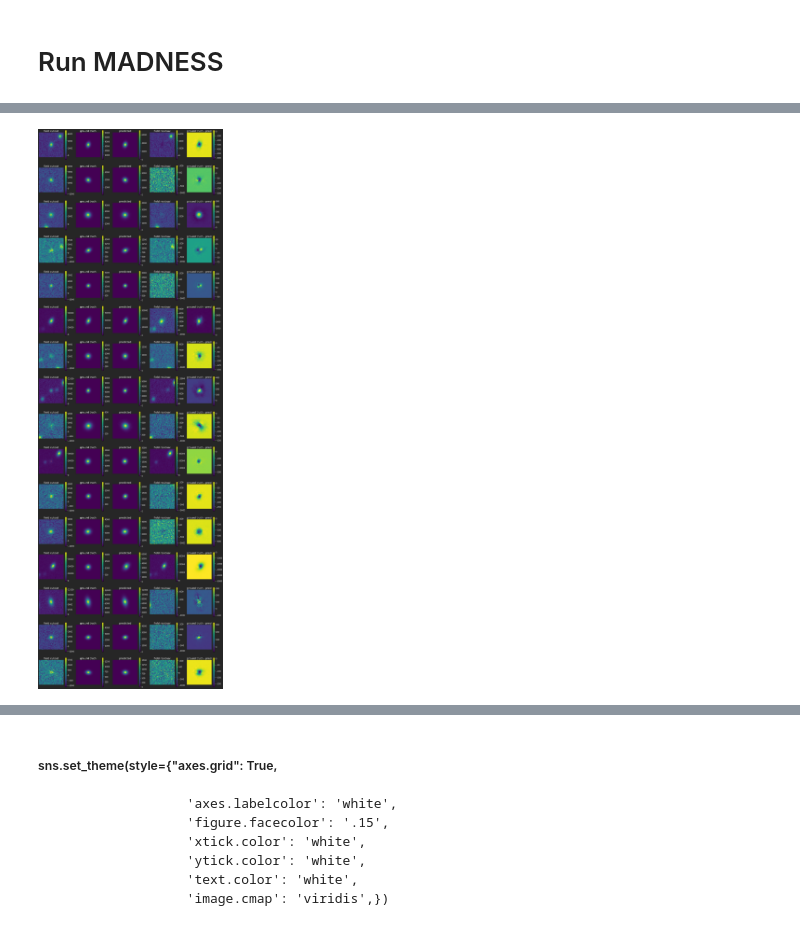
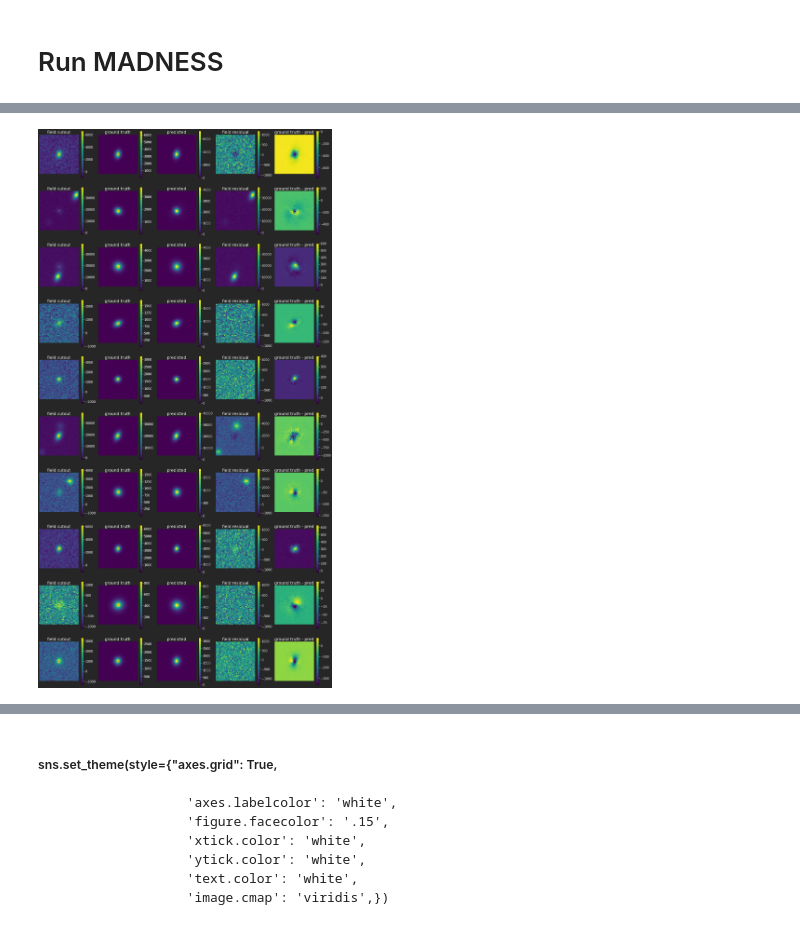
Before and after one commit to b-biswas/MADNESS-legacy, a Jupyter notebook: notebooks/test_simultaneous_deblending.ipynb, the cells around one changed output, grey strips where cells are left out. Saved outputs shown, nothing was run; the diff lists cells and outputs as text; code cells hidden in the pictures.

```diff
--- a/notebooks/test_simultaneous_deblending.ipynb
+++ b/notebooks/test_simultaneous_deblending.ipynb
@@ -123,7 +127,7 @@ deb = Deblend(blend['blend_images'][0],
 # %% [markdown]
 # Test run Debvader
 # %%
-deb.run_debvader()
+# deb.run_debvader()
 # %%
 # fig, ax = plt.subplots(len(blend['blend_list'][0]), 3, figsize=(5*3,5*len(blend['blend_list'][0])))
 
@@ -151,12 +155,12 @@ deb.run_debvader()
 # %%
 # Residual after debvader run
 
-fig = plt.figure(figsize=(10,10))
-ax = fig.gca()
-padding_infos = deb.get_padding_infos()
-residual = deb.compute_residual(np.transpose(blend['blend_images'][0], axes=[1, 2, 0]), use_scatter_and_sub=True).numpy()
-#residual = np.transpose(deb.postage_stamp,
-im1 = ax.imshow(residual[:, :, 3])
-cbar =fig.colorbar(im1, ax=ax)
-cbar.ax.tick_params(labelsize=20)
-plt.savefig("residual")
+# fig = plt.figure(figsize=(10,10))
+# ax = fig.gca()
+# padding_infos = deb.get_padding_infos()
+# residual = deb.compute_residual(np.transpose(blend['blend_images'][field_to_process], axes=[1, 2, 0]), use_scatter_and_sub=True).numpy()
+# #residual = np.transpose(deb.postage_stamp,
+# im1 = ax.imshow(residual[:, :, 3])
+# cbar =fig.colorbar(im1, ax=ax)
+# cbar.ax.tick_params(labelsize=20)
+# plt.savefig("residual")
@@ -202,7 +204,21 @@ lr_scheduler = tf.keras.optimizers.schedules.ExponentialDecay(
 optimizer = tf.keras.optimizers.Adam(learning_rate=lr_scheduler)
 #optimizer=tfa.optimizers.AdaBelief(learning_rate=lr_scheduler)
 
-deb(convergence_criterion, optimizer=optimizer, use_debvader=True, compute_sig_dynamically=False)
+detected_positions = []
+for i in range(len(blend['blend_list'][field_to_process])):
+    detected_positions.append([blend['blend_list'][field_to_process]['y_peak'][i], blend['blend_list'][field_to_process]['x_peak'][i]])
+
+deb(postage_stamp=blend['blend_images'][field_to_process],
+    detected_positions=detected_positions,
+    num_components=len(blend['blend_list'][field_to_process]),
+    use_log_prob=True,
+    linear_norm_coeff=linear_norm_coeff,
+    max_iter=500,
+    convergence_criterion=convergence_criterion,
+    optimizer=optimizer,
+    use_debvader=True,
+    compute_sig_dynamically=False,
+)
 # %% [output]
 Using encoder for initial point
 
@@ -238,12 +254,12 @@ tf.Tensor(
 # %%
-fig, ax = plt.subplots(len(blend['blend_list'][0]), 5, figsize=(5*5,5*len(blend['blend_list'][0])))
+fig, ax = plt.subplots(len(blend['blend_list'][field_to_process]), 5, figsize=(5*5,5*len(blend['blend_list'][0])))
 
-for i in range(len(blend['blend_list'][0])):
+for i in range(len(blend['blend_list'][field_to_process])):
 
     #print("image number: " + str(i))
     #image_index = shuffled_indices[i]
-    field_cutout_r_band = extract_cutouts(blend['blend_images'][0], [detected_positions[i]], distances_to_center=False, channel_last=False, cutout_size=45)[0][0,:, :, 2]
-    galaxy_cutout_r_band = extract_cutouts(blend['isolated_images'][0][i], [detected_positions[i]], distances_to_center=False, cutout_size=45)[0][0, :, :, 2]
+    field_cutout_r_band = extract_cutouts(blend['blend_images'][field_to_process], [detected_positions[i]], distances_to_center=False, channel_last=False, cutout_size=45)[0][0,:, :, 2]
+    galaxy_cutout_r_band = extract_cutouts(blend['isolated_images'][field_to_process][i], [detected_positions[i]], distances_to_center=False, cutout_size=45)[0][0, :, :, 2]
 
     im1 = ax[i, 0].imshow(field_cutout_r_band)
     cbar = fig.colorbar(im1, ax=ax[i, 0])
@@ -255,34 +271,34 @@ for i in range(len(blend['blend_list'][0])):
     im1 = ax[i, 1].imshow(galaxy_cutout_r_band)
     cbar = fig.colorbar(im1, ax=ax[i, 1])
     cbar.ax.tick_params(labelsize=15)
     ax[i, 1].set_title("ground truth", fontsize=20)
     ax[i, 1].scatter(22, 22, c="r", marker="x")
     ax[i, 1].axis('off')
 
 
     im2 = ax[i, 2].imshow(deb.components[i][:, :, 2])
     cbar = fig.colorbar(im2, ax=ax[i, 2])
     cbar.ax.tick_params(labelsize=15)
     ax[i, 2].set_title("predicted", fontsize=20)
     ax[i, 2].axis('off')
 
     im3 = ax[i, 3].imshow(field_cutout_r_band - deb.components[i][:, :, 2])
     cbar = fig.colorbar(im3, ax=ax[i, 3])
     cbar.ax.tick_params(labelsize=15)
     ax[i, 3].set_title("field residual", fontsize=20)
     ax[i, 3].axis('off')
 
 
     im3 = ax[i, 4].imshow(galaxy_cutout_r_band - deb.components[i][:, :, 2])
     cbar = fig.colorbar(im3, ax=ax[i, 4])
     cbar.ax.tick_params(labelsize=15)
     ax[i, 4].set_title("ground truth - pred", fontsize=20)
     ax[i, 4].axis('off')
 
 plt.savefig("MAP_predictions")
 plt.show()
 # %% [output]
-[figure, old version]
+[figure, new version]
 # %%
 # fig, ax = plt.subplots(1, len(blend['blend_list'][0]), figsize=(5*len(blend['blend_list'][0]), 5*1))
 # for i in range(len(blend['blend_list'][0])):
```
Also changed, not shown: parts of 23 cells of this notebook.
